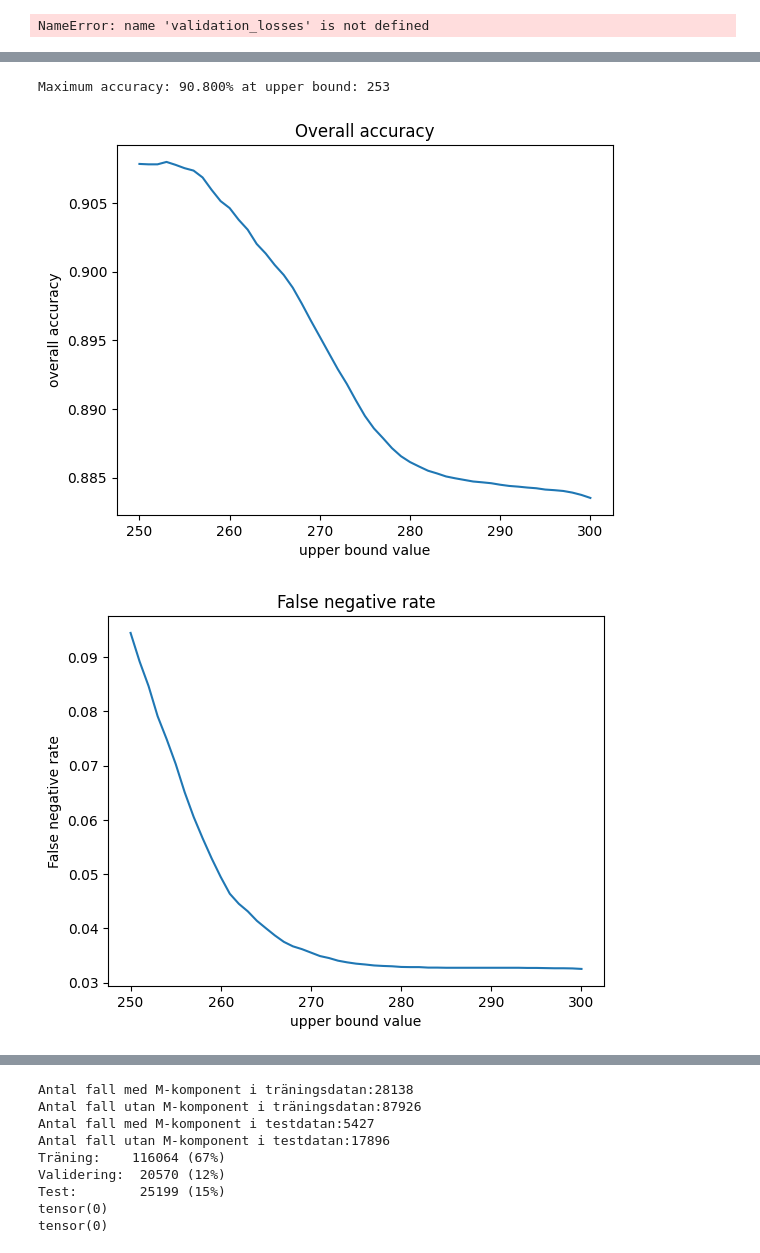
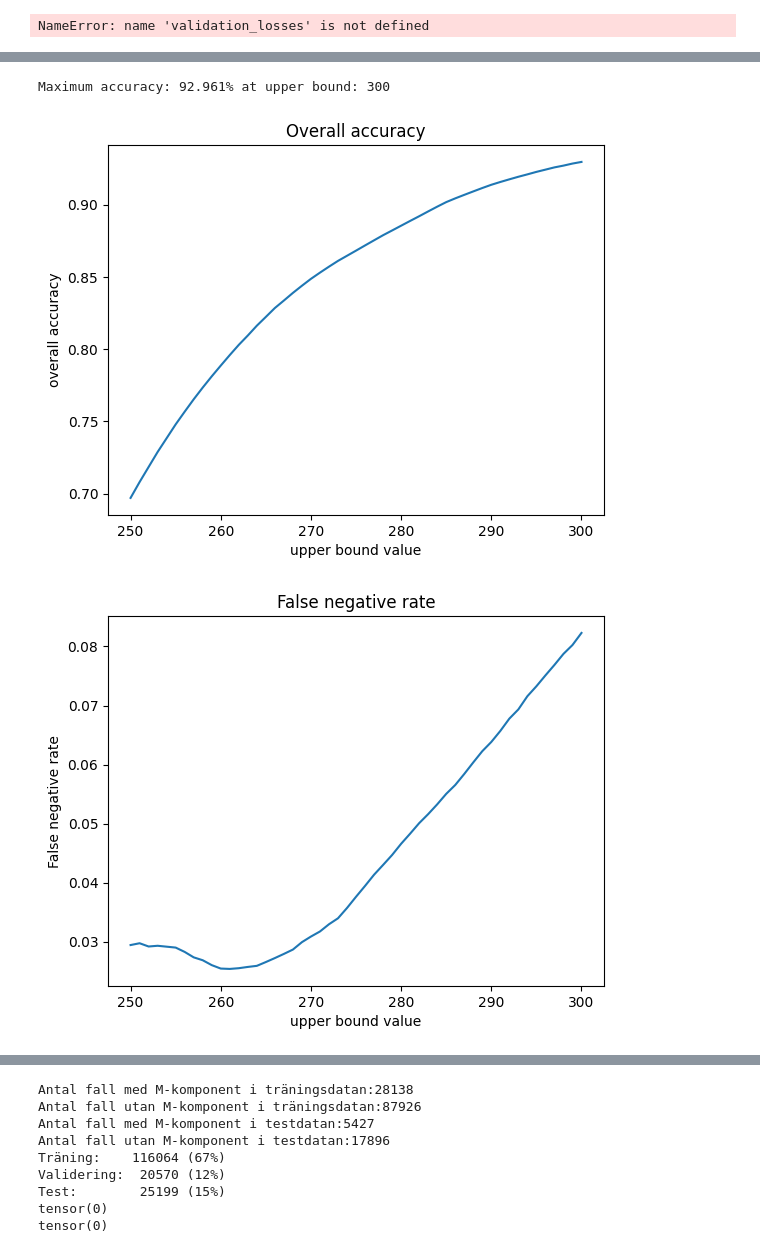
Before and after one commit to andreasjak/MSc26_Assar, a Jupyter notebook: networks/auto_encoder.ipynb, the cells around one changed output, grey strips where cells are left out. Drawn from its saved outputs; the diff is of its cells as text; code cells hidden in the pictures.

```diff
--- a/networks/auto_encoder.ipynb
+++ b/networks/auto_encoder.ipynb
@@ -471,7 +471,7 @@ df['reconstructions'] = list(reconstructions)
 df['errors'] = list(errors)
 df['squared_errors'] = list(squared_errors)
 df['total_squared_error'] = df['squared_errors'].apply(np.sum) / 1000
-df['total_squared_error_gamma_region'] = df['squared_errors'].apply(lambda x: np.sum(x[190:270])) / 1000
+df['total_squared_error_gamma_region'] = df['squared_errors'].apply(lambda x: np.sum(x[190:265])) / 1000
 print(f"minimal TSE: {np.min(df['total_squared_error'])} | maximal TSE: {np.max(df['total_squared_error'])} | average TSE: {np.mean(df['total_squared_error'])}")
 
 print(f"Gamma region: minimal TSE: {np.min(df['total_squared_error_gamma_region'])} | maximal TSE: {np.max(df['total_squared_error_gamma_region'])} | average TSE: {np.mean(df['total_squared_error_gamma_region'])}")
@@ -615,7 +615,7 @@ upper_bound=275
 for bound in boundaries:
     tse = rows['squared_errors'].apply(lambda x: np.sum( np.array(x)[bound:upper_bound])) / 1000
     boundary_width = upper_bound-bound
-    weighted_threshold = (boundary_width/70)**1.5 * 10
+    weighted_threshold = (boundary_width/70)**2 * 10
     predictions = (tse >= weighted_threshold).astype(int)
     truth = rows['label']
     fn_count = ((truth == 1) & (predictions == 0)).sum()
@@ -660,44 +660,44 @@ fn_rates = []
 fp_rates = []
 accuracies = []
 boundaries = range(250,301,1)
-lower_bound=200
+lower_bound=192
 
 for bound in boundaries:
     tse = rows['squared_errors'].apply(lambda x: np.sum( np.array(x)[lower_bound:bound])) / 1000
     boundary_width = bound-lower_bound
-    weighted_threshold = (boundary_width/70)**1.5 * 10
+    weighted_threshold = (boundary_width/70)**2 * 10
     predictions = (tse >= weighted_threshold).astype(int)
     truth = rows['label']
     fn_count = ((truth == 1) & (predictions == 0)).sum()
     fp_count = ( (truth == 0) & (predictions == 1)).sum()
     correct_count = (predictions == truth).sum()
     fn_rates.append(fn_count/n_pos)
     fp_rates.append(fp_count/n_neg)
     accuracies.append(correct_count/n)
 
 
 plt.figure()
 plt.plot(boundaries,accuracies)
 plt.ylabel("overall accuracy")
 plt.xlabel("upper bound value")
 plt.title("Overall accuracy")
 
 plt.figure()
 plt.plot(boundaries,fn_rates)
 plt.ylabel("False negative rate")
 plt.xlabel("upper bound value")
 plt.title("False negative rate")
 
 plt.figure()
 plt.plot(boundaries,fp_rates)
 plt.ylabel("False positive rate")
 plt.xlabel("lower upper value")
 plt.title("False positive rate")
 
 fn_rates = np.array(fn_rates,dtype=float)
 
 print(f"Maximum accuracy: {np.max(accuracies)*100:.3f}% at upper bound: {boundaries[np.argmax(accuracies)]}")
 # %% [output]
-Maximum accuracy: 90.800% at upper bound: 253
+Maximum accuracy: 92.961% at upper bound: 300
-[figure, old version]
+[figure, new version]
-[figure, old version]
+[figure, new version]
```
Also changed, not shown: parts of 10 cells of this notebook, 8 other files.
